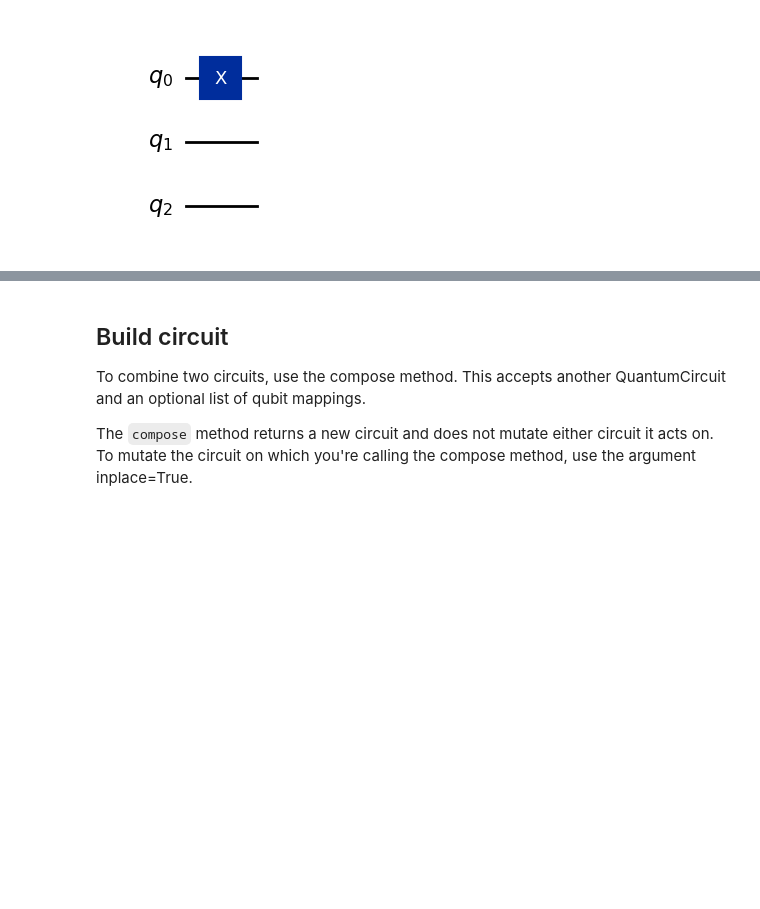
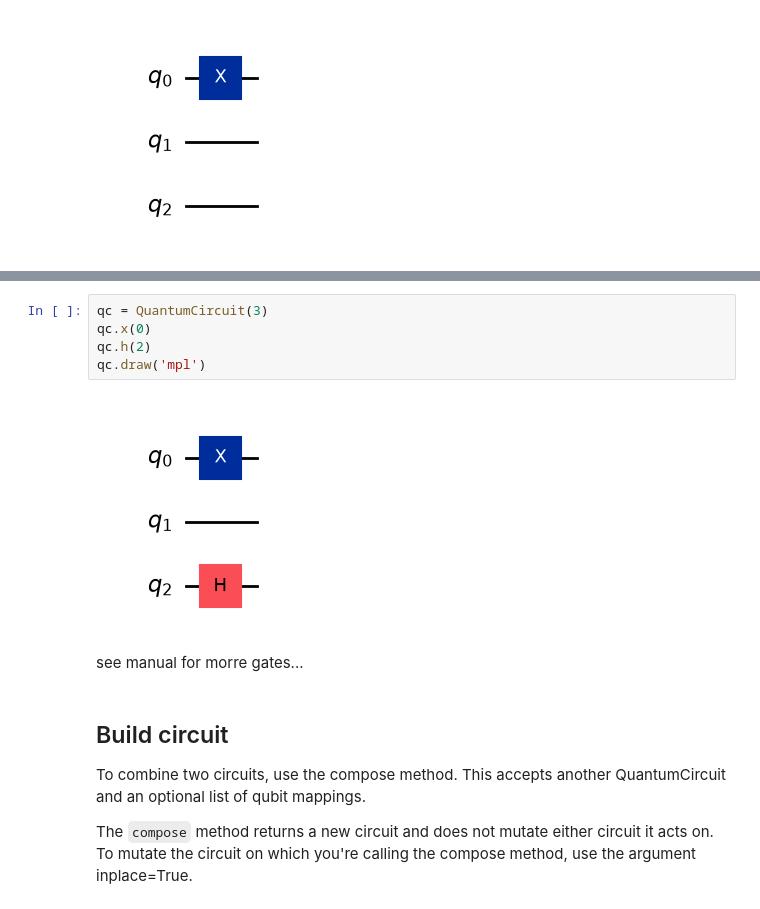
Before and after one commit to anferivera/Fisica_Computacional_1, a Jupyter notebook: Sesiones/QC/5_qiskit.ipynb, the cells around one changed output, grey strips where cells are left out. Drawn from its saved outputs; the diff is of its cells as text; blank space fills up the shorter version.

```diff
--- a/Sesiones/QC/5_qiskit.ipynb
+++ b/Sesiones/QC/5_qiskit.ipynb
@@ -114,3 +113,12 @@ q: ┤ X ├
+# %%
+qc = QuantumCircuit(3)
+qc.x(0)
+qc.h(2)
+qc.draw('mpl')
+# %% [output]
+[figure, added]
+# %% [markdown]
+see manual for morre gates...
 # %% [markdown]
 ## Build circuit
 
```
Also changed, not shown: parts of 28 cells of this notebook, 1 other file.
